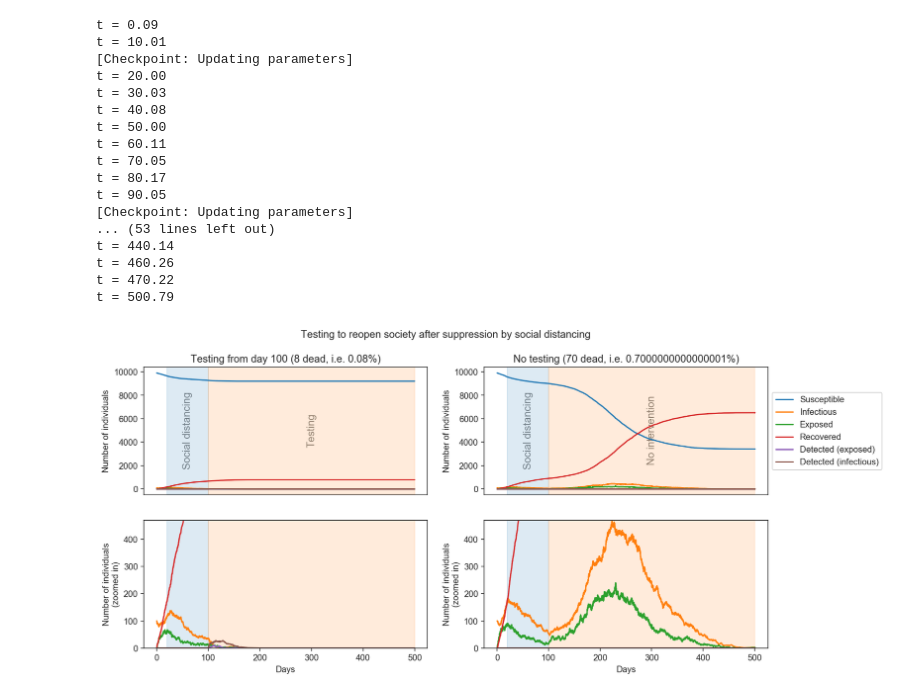
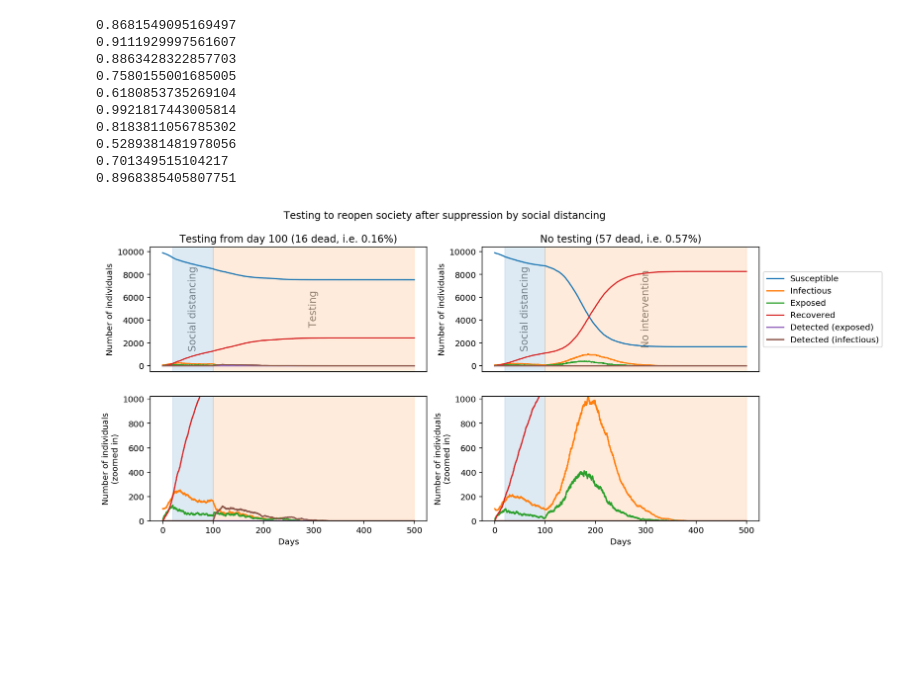
Before and after one commit to paulromer149/ubiquitous-testing, a Jupyter notebook: SEIRSplus_test_everyone.ipynb, the cells around one changed output. Cells and saved outputs as stored; diff of their text form; code cells hidden in the pictures; blank space fills up the shorter version.

```diff
--- a/SEIRSplus_test_everyone.ipynb
+++ b/SEIRSplus_test_everyone.ipynb
@@ -14,22 +16,6 @@ def plot_models(model, cmodel, cpmodel=None, cpcontrol=None, title="", tmax=500)
     if cpcontrol is None:
         cpcontrol = []
     cpcontrol.append((tmax, ""))
-
-    model.tseries = np.append(model.tseries, 500)
-    model.numS = np.append(model.numS, model.numS[-1])
-    model.numI = np.append(model.numI, model.numI[-1])
-    model.numE = np.append(model.numE, model.numE[-1])
-    model.numR = np.append(model.numR, model.numR[-1])
-    model.numD_E = np.append(model.numD_E, model.numD_E[-1])
-    model.numD_I = np.append(model.numD_I, model.numD_I[-1])
-
-    cmodel.tseries = np.append(cmodel.tseries, 500)
-    cmodel.numS = np.append(cmodel.numS, cmodel.numS[-1])
-    cmodel.numI = np.append(cmodel.numI, cmodel.numI[-1])
-    cmodel.numE = np.append(cmodel.numE, cmodel.numE[-1])
-    cmodel.numR = np.append(cmodel.numR, cmodel.numR[-1])
-    cmodel.numD_E = np.append(cmodel.numD_E, cmodel.numD_E[-1])
-    cmodel.numD_I = np.append(cmodel.numD_I, cmodel.numD_I[-1])
 
     y_max = np.max((np.max(cmodel.numI), np.max(cmodel.numE), np.max(cmodel.numD_E), np.max(cmodel.numD_I), np.max(model.numI), np.max(model.numE), np.max(model.numD_E), np.max(model.numD_I)))
     fig = plt.figure(figsize=(13,6))
@@ -46,7 +32,7 @@ def plot_models(model, cmodel, cpmodel=None, cpcontrol=None, title="", tmax=500)
         ax.axvspan(checkpoints[i][0], checkpoints[i+1][0], alpha=0.15, color=plt.cm.tab10(i))
         plt.text(np.mean((checkpoints[i][0], checkpoints[i+1][0])), 5000, checkpoints[i][1], fontsize=12, rotation=90, va="center", ha="center", color="grey", zorder=-1)
     plt.ylabel("Number of individuals")
-    plt.title(f"Testing from day {test_start} ({int(model.numF[-1])} dead, i.e. {model.numF[-1] / model.numNodes * 100}%)")
+    plt.title(f"Testing from day {test_start} ({int(model.numF[-1])} dead, i.e. {model.numF[-1] / model.numNodes * 100:.2f}%)")
     plt.xticks([])
 
     ax=plt.subplot(223)
@@ -76,7 +62,7 @@ def plot_models(model, cmodel, cpmodel=None, cpcontrol=None, title="", tmax=500)
         ax.axvspan(checkpoints[i][0], checkpoints[i+1][0], alpha=0.15, color=plt.cm.tab10(i))
         plt.text(np.mean((checkpoints[i][0], checkpoints[i+1][0])), 5000, checkpoints[i][1], fontsize=12, rotation=90, va="center", ha="center", color="grey", zorder=-1)
     plt.ylabel("Number of individuals")
-    plt.title(f"No testing ({int(cmodel.numF[-1])} dead, i.e. {cmodel.numF[-1] / cmodel.numNodes * 100}%)")
+    plt.title(f"No testing ({int(cmodel.numF[-1])} dead, i.e. {cmodel.numF[-1] / cmodel.numNodes * 100:.2f}%)")
     plt.xticks([])
 
     ax=plt.subplot(224)
@@ -155,66 +304,66 @@ t = 300.06
+# %%
+ma = models2
+mb = models3
+for ix in range(10):
+    a = [m.numF[-1] for m in ma[ix::10]]
+    b = [m.numF[-1] for m in mb[ix::10]]
+    print(ttest_ind(a, b).pvalue)
+# %% [output]
+0.8681549095169497
+0.9111929997561607
+0.8863428322857703
+0.7580155001685005
+0.6180853735269104
+0.9921817443005814
+0.8183811056785302
+0.5289381481978056
+0.701349515104217
+0.8968385405807751
 # %%
 numNodes = 10000
 n_days = 500
 baseGraph    = networkx.barabasi_albert_graph(n=numNodes, m=9)
 G_normal     = custom_exponential_graph(baseGraph, scale=100)
 G_distancing = custom_exponential_graph(baseGraph, scale=5)
 G_quarantine = custom_exponential_graph(baseGraph, scale=5)
 
 model_params = dict(
     G=G_normal,             # Social graph under normal conditions
-    beta=0.155,             # Rate of transmission (transmissions per S-I contact per day)
-    sigma=1/5.2,            # Rate of progression (inverse of incubation period)
-    gamma=1/12.39,          # Rate of recovery (inverse of infectiopus period)
-    mu_I=0.001,             # Death rate of infected individuals
-    p=0.5,                  # Locality of contacts (p=0, only local; p=1, only global)
+    beta=0.17,              # Rate of transmission (transmissions per S-I contact per day)
+    sigma=1/5,              # Rate of progression (inverse of incubation period)
+    gamma=1/14,             # Rate of recovery (inverse of infectious period)
+    mu_I=0.0005,            # Death rate of infected individuals
+    p=0.25,                 # Locality of contacts (p=0, only local; p=1, only global)
     Q=G_quarantine,         # Social graph under quarantine (applies only to quarantined individuals)
-    beta_D=0.155,           # Rate of transmission for detected cases
-    sigma_D=1/5.2,          # Rate of progression for detected cases
-    gamma_D=1/12.39,        # Rate of recovery for detected cases
-    mu_D=0.001,             # Death rate of detected individuals
+    beta_D=0.17,            # Rate of transmission for detected cases
+    sigma_D=1/5,            # Rate of progression for detected cases
+    gamma_D=1/14,           # Rate of recovery for detected cases
+    mu_D=0.0005,            # Death rate of detected individuals
     theta_E=0,              # Rate of testing for exposed individuals
     theta_I=0,              # Rate of testing for infectious individuals
     phi_E=0,                # Rate of contact tracing testing for exposed individuals
     phi_I=0,                # Rate of contact tracing testing for infectious individuals
-    psi_E=0.8,              # probability that an exposed individual is correctly identified when tested
-    psi_I=0.8,              # probability that an infected individual is correctly identified when tested
+    psi_E=0.8,             # probability that an exposed individual is correctly identified when tested
+    psi_I=0.8,             # probability that an infected individual is correctly identified when tested
     q=0.02,                 # Probability of global interactions for quarantined individuals
     initI=100               # Initial number of infected individuals
 )
-
 
 dist_start = 20 # On what day do we start social distancing?
 test_start = 100 # On what day do we start testing?
 test_fraction = 1/7 # probability that a person is tested any given day
 
 model = SEIRSNetworkModel(**model_params)
 checkpoints = {'t': [dist_start, test_start], 'G': [G_distancing, G_normal], 'p': [0.02, 0.5], 'theta_E': [0, test_fraction], 'theta_I': [0, test_fraction]}
 model.run(T=n_days, checkpoints=checkpoints, verbose=False)
 
 # Control model, identical to the above, except we don't start testing at the testing checkpoint
 cmodel = SEIRSNetworkModel(**model_params)
 checkpoints = {'t': [dist_start, test_start], 'G': [G_distancing, G_normal], 'p': [0.02, 0.5], 'theta_E': [0, 0], 'theta_I': [0, 0]}
 cmodel.run(T=n_days, checkpoints=checkpoints, verbose=False)
 plot_models(model, cmodel, [(dist_start, "Social distancing"), (test_start, "Testing")], [(dist_start, "Social distancing"), (test_start, "No intervention")], "Testing to reopen society after suppression by social distancing")
 # %% [output]
-t = 0.09
-t = 10.01
-[Checkpoint: Updating parameters]
-t = 20.00
-t = 30.03
-t = 40.08
-t = 50.00
-t = 60.11
-t = 70.05
-t = 80.17
-t = 90.05
-[Checkpoint: Updating parameters]
-... (53 lines left out)
-t = 440.14
-t = 460.26
-t = 470.22
-t = 500.79
-[figure, old version]
+[figure, new version]
 # %%
 def plot_degree_distn(graph, max_degree=None, show=True, use_seaborn=True):
     import matplotlib.pyplot as pyplot
```
Also changed, not shown: parts of 15 cells of this notebook.
